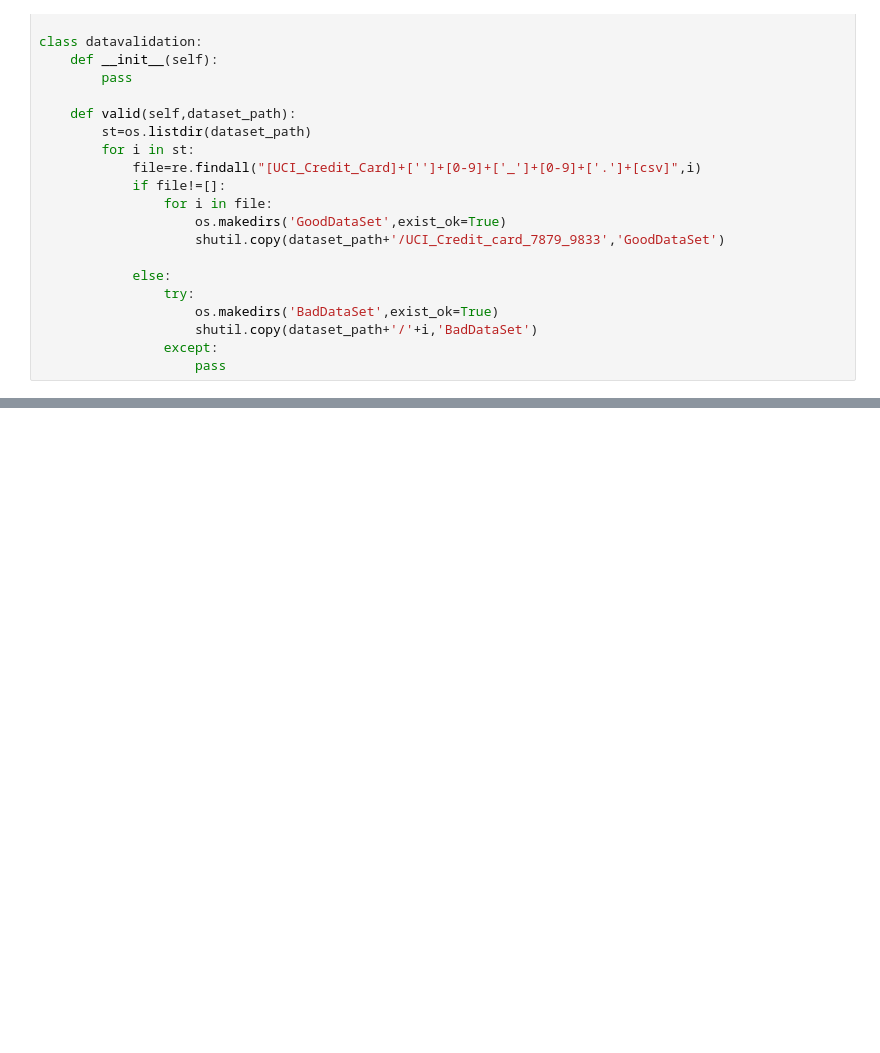
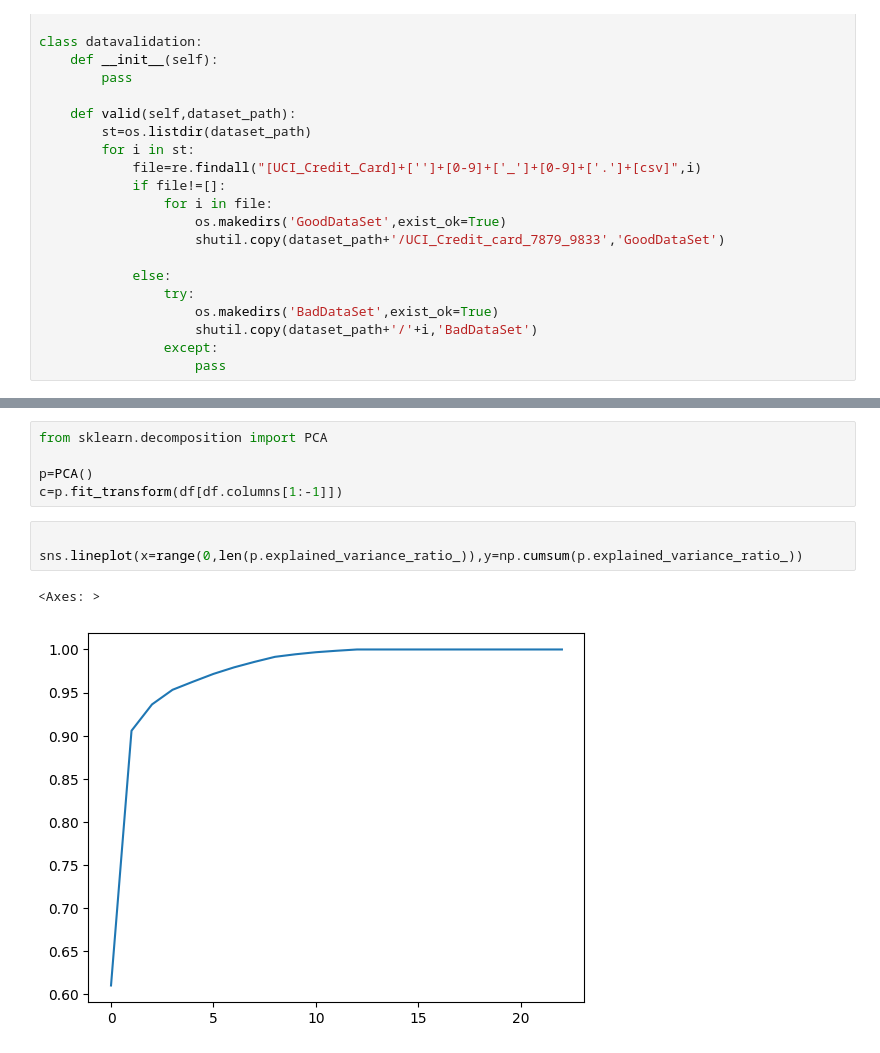
Before and after one commit to harshdabhi/credit_card_default_ML, a Jupyter notebook: EDA/test.ipynb, the cells around one changed output, grey strips where cells are left out. Drawn from its saved outputs; the diff is of its cells as text; blank space fills up the shorter version.

```diff
--- a/EDA/test.ipynb
+++ b/EDA/test.ipynb
@@ -83,0 +125,11 @@ FileNotFoundError: [Errno 2] No such file or directory: 'UCI_Credit_card.csv'
+# %%
+from sklearn.decomposition import PCA
+
+p=PCA()
+c=p.fit_transform(df[df.columns[1:-1]])
+# %%
+
+sns.lineplot(x=range(0,len(p.explained_variance_ratio_)),y=np.cumsum(p.explained_variance_ratio_))
+# %% [output]
+<Axes: >
+[figure, added]
```
Also changed, not shown: parts of 21 cells of this notebook, 2 other files.
